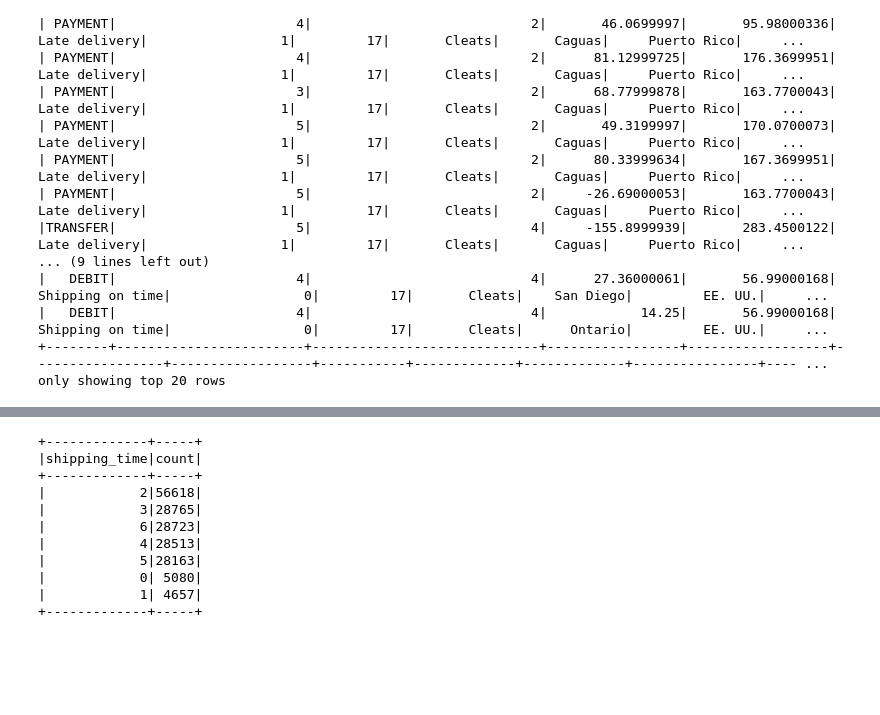
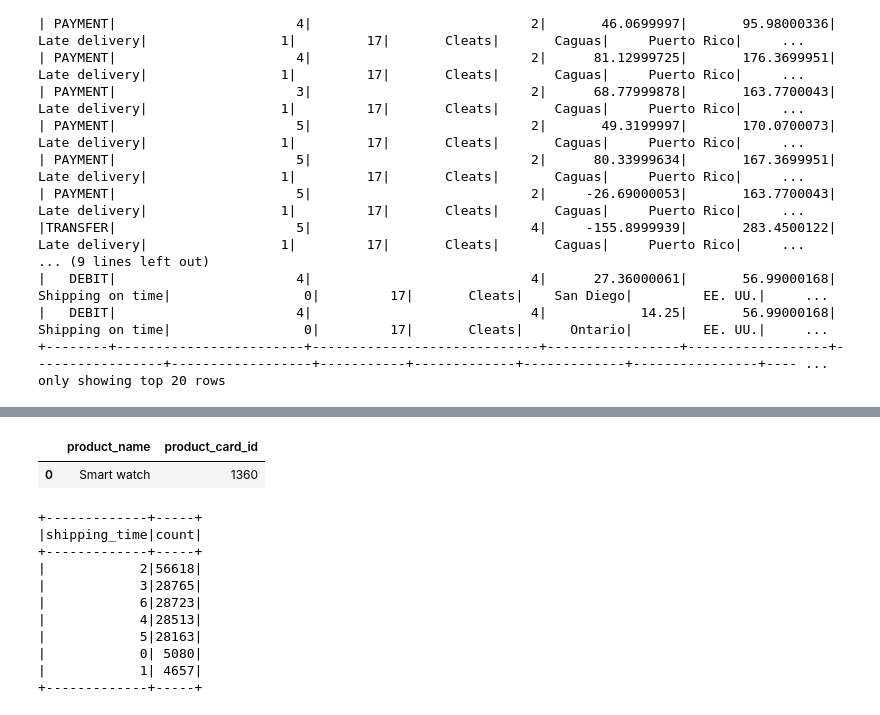
Before and after one commit to SunithAreng/DSS_Project_DataCo, a Jupyter notebook: Exploration.ipynb, the cells around one changed output, grey strips where cells are left out. Saved outputs shown, nothing was run; the diff lists cells and outputs as text; code cells hidden in the pictures; blank space fills up the shorter version.

```diff
--- a/Exploration.ipynb
+++ b/Exploration.ipynb
@@ -568,3 +590,11 @@ only showing top 20 rows
+# %%
+spark.sql("""Select distinct product_name, product_card_id
+          From my_table
+          where product_name = 'Smart watch '
+          """).toPandas()
+# %% [output]
+|  | product_name | product_card_id |
+| 0 | Smart watch | 1360 |
 # %%
 data = df.select('days_for_shipping_(real)')
 data = data.withColumnRenamed('days_for_shipping_(real)', 'shipping_time')
```
Also changed, not shown: parts of 10 cells of this notebook, 2 other files.
